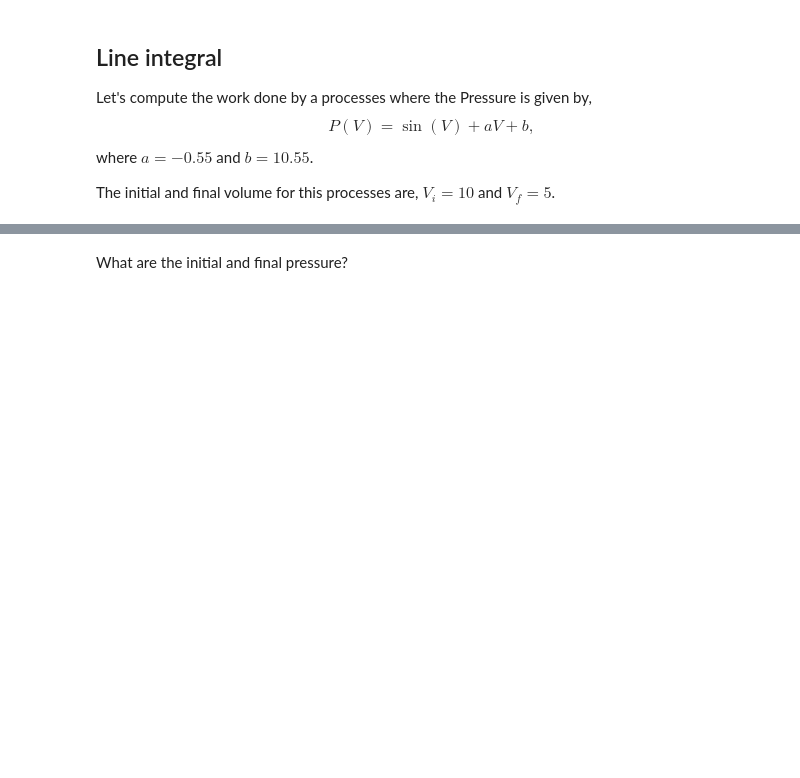
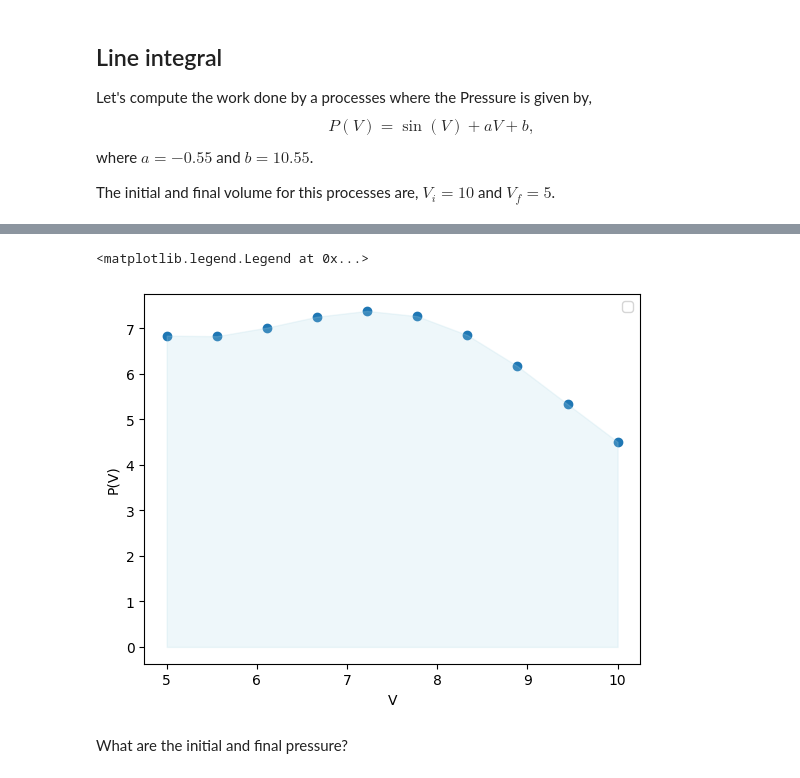
Before and after one commit to ChemAI-Lab/Math4Chem, a Jupyter notebook: website/Lecture_Notes/Notes/Coding/intro_thermo.ipynb, the cells around one changed output, grey strips where cells are left out. Drawn from its saved outputs; the diff is of its cells as text; code cells hidden in the pictures; blank space fills up the shorter version.

```diff
--- a/website/Lecture_Notes/Notes/Coding/intro_thermo.ipynb
+++ b/website/Lecture_Notes/Notes/Coding/intro_thermo.ipynb
@@ -72,17 +75,20 @@ print(vf,pf)
 # %%
 # plot this process V vs P where the area under the curve is also coloured
 # tip: plt.fill_between()
 # https://matplotlib.org/stable/api/_as_gen/matplotlib.axes.Axes.fill_between.html#matplotlib.axes.Axes.fill_between
 
 v_grid = np.linspace(vi,vf,10)
 p_grid = f_P(v_grid)
 
 plt.scatter(v_grid,p_grid)
 # plt.plot(v_grid,p_grid,color='black',label="P(V)")
-plt.fill_between(v_grid,p_grid,alpha=0.2)
+plt.fill_between(v_grid,p_grid,alpha=0.2, color="lightblue")
 plt.xlabel("V")
 plt.ylabel("P(V)")
 plt.legend()
+# %% [output]
+<matplotlib.legend.Legend at 0x...>
+[figure, added]
 # %% [markdown]
 What are the initial and final pressure?
 # %%
```
Also changed, not shown: parts of 12 cells of this notebook.
